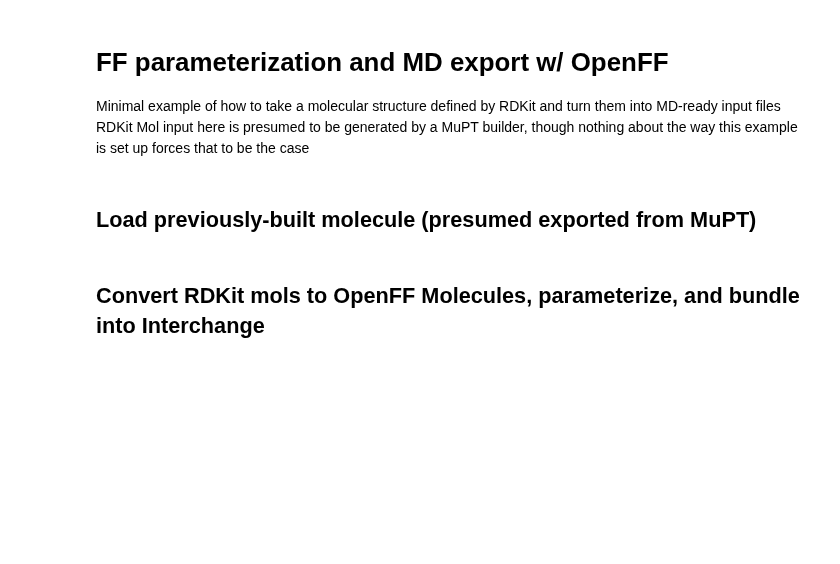
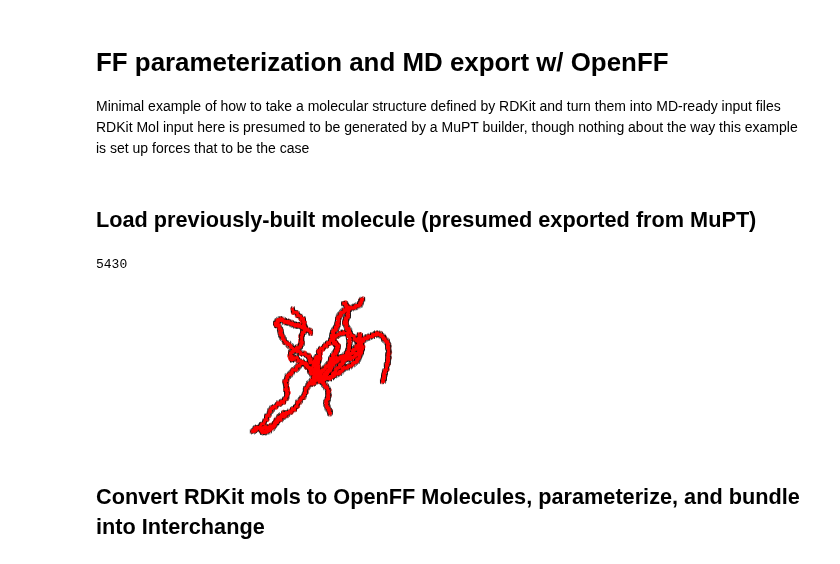
Before and after one commit to StephMcCallum/mupt-examples, a Jupyter notebook: mdfiles_with_openff.ipynb, the cells around one changed output. Saved outputs shown, nothing was run; the diff lists cells and outputs as text; code cells hidden in the pictures; blank space fills up the shorter version.

```diff
--- a/mdfiles_with_openff.ipynb
+++ b/mdfiles_with_openff.ipynb
@@ -11,14 +11,17 @@ from openff.interchange import Interchange
 # %%
 from pathlib import Path
 
-# struct_file_name : str = 'ellipsoidal_backmap_4x[15-25]-mer_chains.mol'
-struct_file_name : str = 'ellipsoidal_backmap_10x[15-25]-mer_chains.mol'
+struct_file_name : str = 'ellipsoidal_backmap_4x[15-25]-mer_chains.mol'
+# struct_file_name : str = 'ellipsoidal_backmap_10x[15-25]-mer_chains.mol'
 struct_file_path : Path = Path(f'mupt-built_systems/{struct_file_name}')
 
 mol = Chem.MolFromMolFile(str(struct_file_path), removeHs=False)
 Chem.SanitizeMol(mol, sanitizeOps=Chem.SANITIZE_CLEANUP)
 print(mol.GetNumAtoms())
 display(mol)
+# %% [output]
+5430
+[figure, added]
 # %% [markdown]
 ## Convert RDKit mols to OpenFF Molecules, parameterize, and bundle into Interchange
 # %%
```
Also changed, not shown: parts of 5 cells of this notebook.
